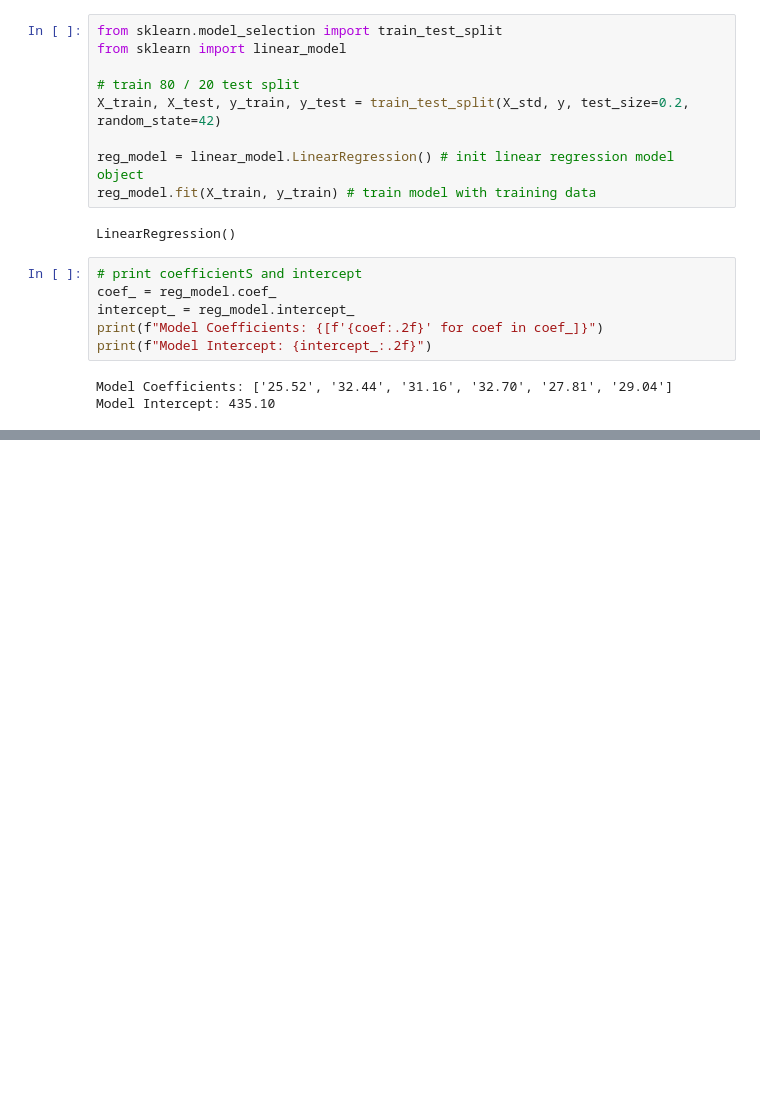
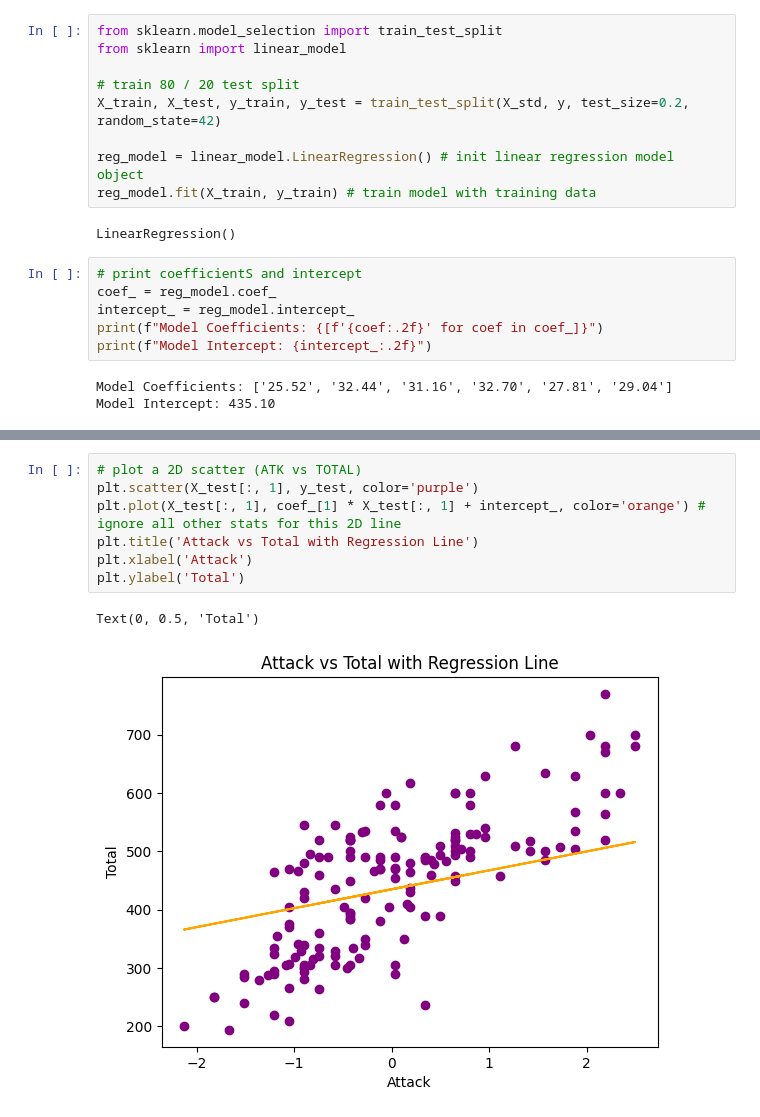
Before and after one commit to utidolas/MachineLearningLab, a Jupyter notebook: labMultipleR.ipynb, the cells around one changed output, grey strips where cells are left out. Drawn from its saved outputs; the diff is of its cells as text; blank space fills up the shorter version.

```diff
--- a/labMultipleR.ipynb
+++ b/labMultipleR.ipynb
@@ -140,0 +172,10 @@ Model Intercept: 435.10
+# %%
+# plot a 2D scatter (ATK vs TOTAL)
+plt.scatter(X_test[:, 1], y_test, color='purple')
+plt.plot(X_test[:, 1], coef_[1] * X_test[:, 1] + intercept_, color='orange') # ignore all other stats for this 2D line
+plt.title('Attack vs Total with Regression Line')
+plt.xlabel('Attack')
+plt.ylabel('Total')
+# %% [output]
+Text(0, 0.5, 'Total')
+[figure, added]
```
Also changed, not shown: parts of 14 cells of this notebook, 1 other file.
